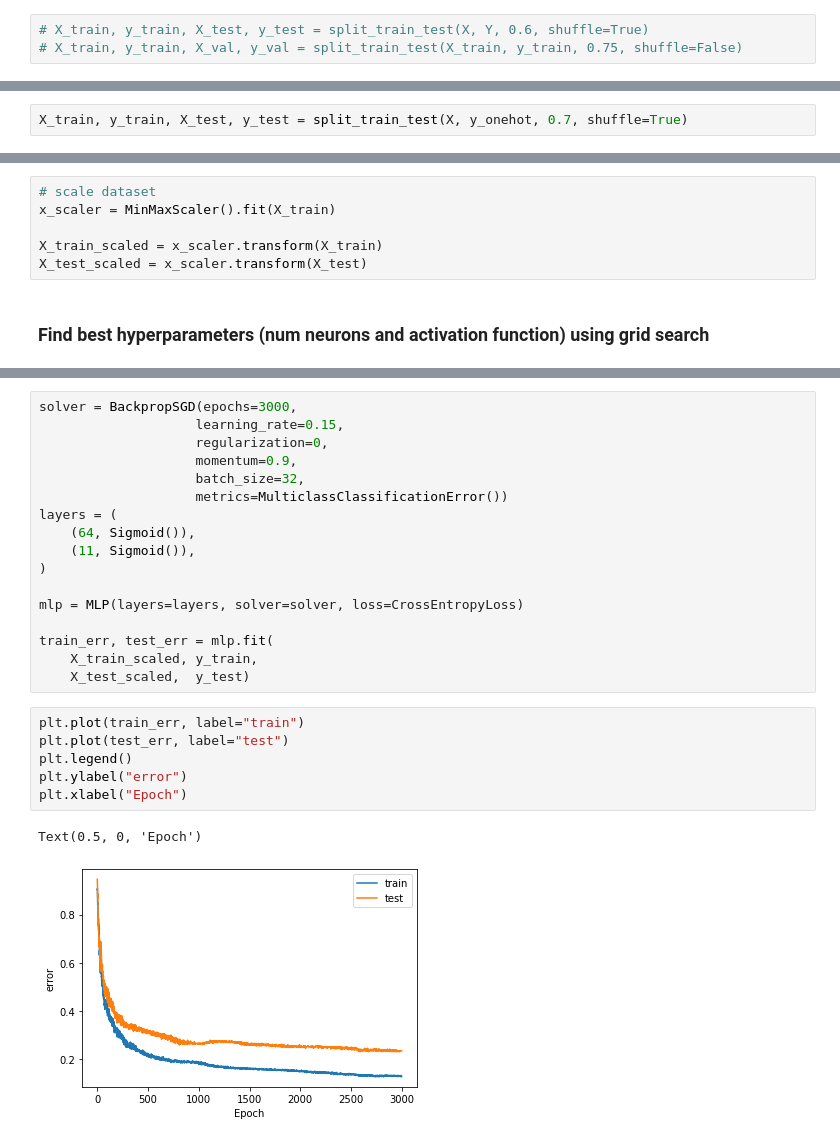
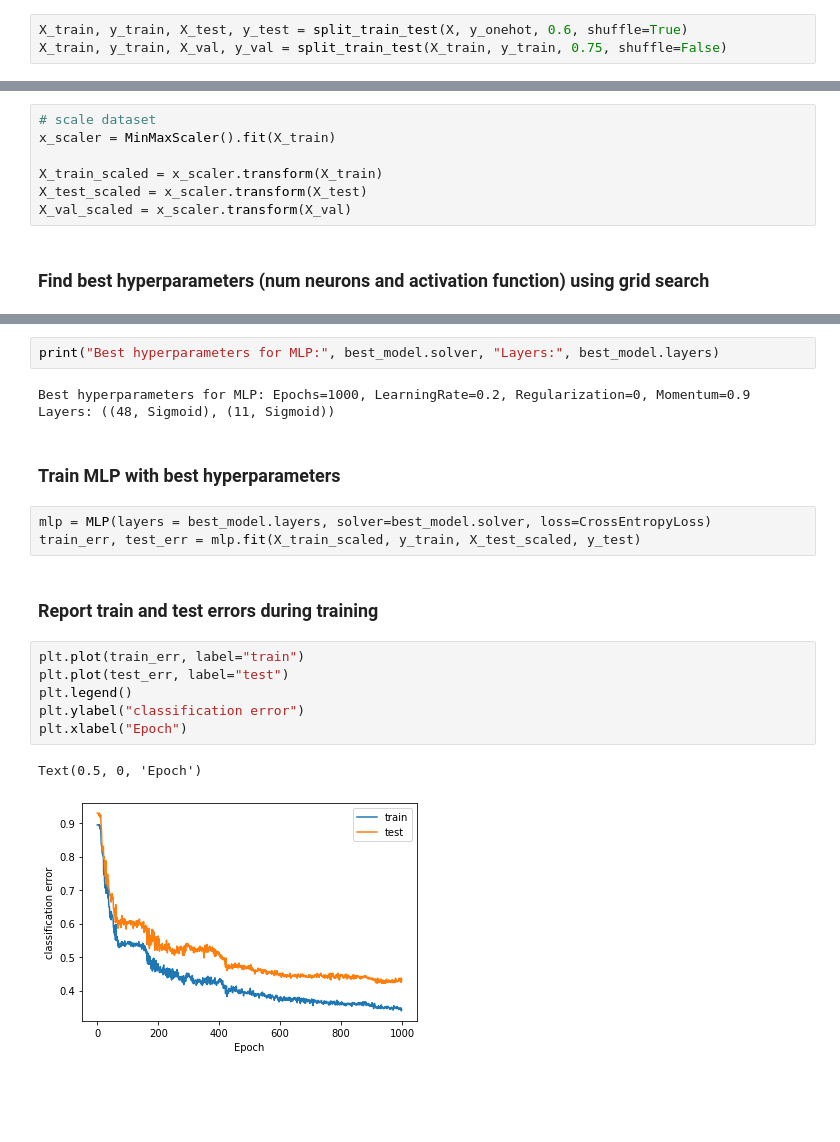
Before and after one commit to jeffcav/ml-from-scratch, a Jupyter notebook: list4-q2.ipynb, the cells around one changed output, grey strips where cells are left out. Drawn from its saved outputs; the diff is of its cells as text; blank space fills up the shorter version.

```diff
--- a/list4-q2.ipynb
+++ b/list4-q2.ipynb
@@ -47,3 +37,3 @@ y_onehot[rows, y] = 1
 # %%
-# X_train, y_train, X_test, y_test = split_train_test(X, Y, 0.6, shuffle=True)
-# X_train, y_train, X_val, y_val = split_train_test(X_train, y_train, 0.75, shuffle=False)
+X_train, y_train, X_test, y_test = split_train_test(X, y_onehot, 0.6, shuffle=True)
+X_train, y_train, X_val, y_val = split_train_test(X_train, y_train, 0.75, shuffle=False)
@@ -52,5 +40,3 @@ y_onehot[rows, y] = 1
-# %%
-X_train, y_train, X_test, y_test = split_train_test(X, y_onehot, 0.7, shuffle=True)
 # %% [markdown]
 ### Scale data
 # %%
@@ -59,5 +45,6 @@ x_scaler = MinMaxScaler().fit(X_train)
 
 X_train_scaled = x_scaler.transform(X_train)
 X_test_scaled = x_scaler.transform(X_test)
+X_val_scaled = x_scaler.transform(X_val)
 # %% [markdown]
 ### Find best hyperparameters (num neurons and activation function) using grid search
@@ -64,26 +91,20 @@ X_test_scaled = x_scaler.transform(X_test)
+# %%
+print("Best hyperparameters for MLP:", best_model.solver, "Layers:", best_model.layers)
+# %% [output]
+Best hyperparameters for MLP: Epochs=1000, LearningRate=0.2, Regularization=0, Momentum=0.9 Layers: ((48, Sigmoid), (11, Sigmoid))
+# %% [markdown]
+### Train MLP with best hyperparameters
 # %%
-solver = BackpropSGD(epochs=3000,
-                    learning_rate=0.15,
-                    regularization=0,
-                    momentum=0.9,
-                    batch_size=32,
-                    metrics=MulticlassClassificationError())
-layers = (
-    (64, Sigmoid()),
-    (11, Sigmoid()),
-)
-
-mlp = MLP(layers=layers, solver=solver, loss=CrossEntropyLoss)
-
-train_err, test_err = mlp.fit(
-    X_train_scaled, y_train,
-    X_test_scaled,  y_test)
+mlp = MLP(layers = best_model.layers, solver=best_model.solver, loss=CrossEntropyLoss)
+train_err, test_err = mlp.fit(X_train_scaled, y_train, X_test_scaled, y_test)
+# %% [markdown]
+### Report train and test errors during training
 # %%
 plt.plot(train_err, label="train")
 plt.plot(test_err, label="test")
 plt.legend()
-plt.ylabel("error")
+plt.ylabel("classification error")
 plt.xlabel("Epoch")
 # %% [output]
 Text(0.5, 0, 'Epoch')
-[figure, old version]
+[figure, new version]
```
Also changed, not shown: parts of 16 cells of this notebook, 4 other files.
